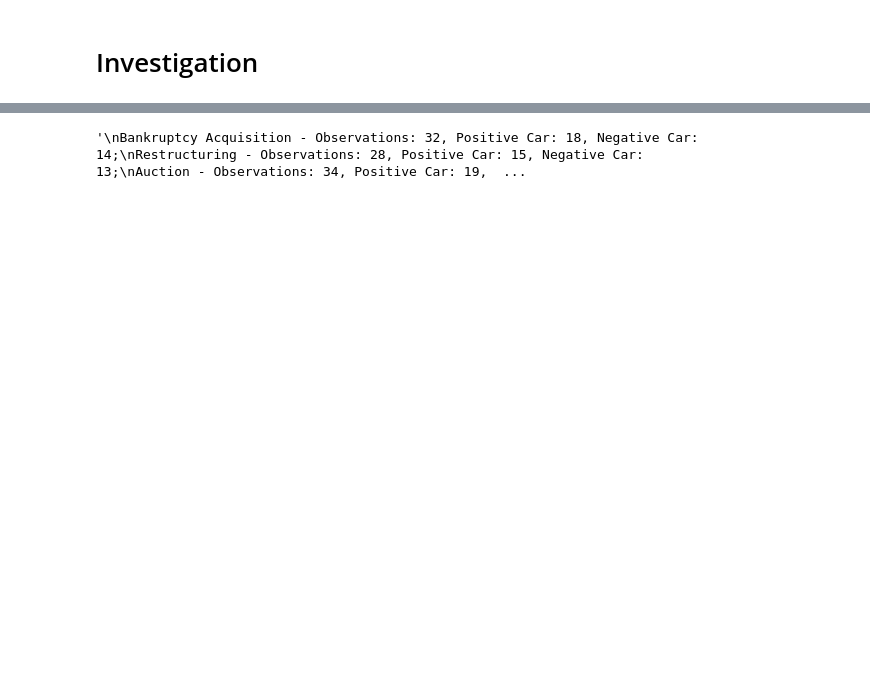
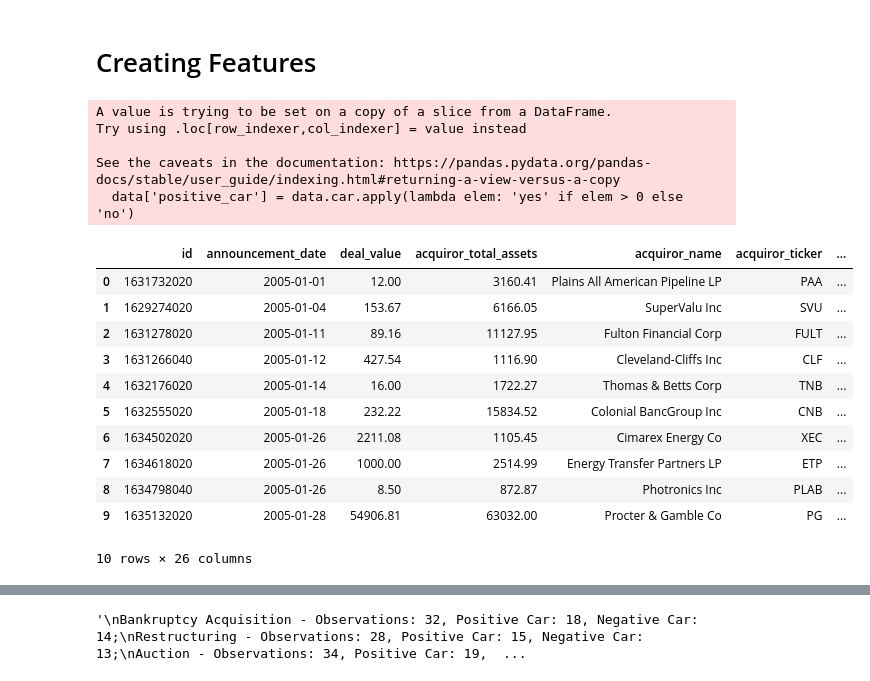
Before and after one commit to cobergmann/MA_PREDICTOR, a Jupyter notebook: notebooks/vlad_data_viz_and_exp.ipynb, the cells around one changed output, grey strips where cells are left out. Saved outputs shown, nothing was run; the diff lists cells and outputs as text; code cells hidden in the pictures; blank space fills up the shorter version.

```diff
--- a/notebooks/vlad_data_viz_and_exp.ipynb
+++ b/notebooks/vlad_data_viz_and_exp.ipynb
@@ -43,2 +37,0 @@ Index(['id', 'announcement_date', 'deal_value', 'acquiror_total_assets',
-# %% [markdown]
-# Investigation
@@ -45,3 +41,26 @@ Index(['id', 'announcement_date', 'deal_value', 'acquiror_total_assets',
+# %% [markdown]
+# Creating Features
+# %%
+data['positive_car'] = data.car.apply(lambda elem: 'yes' if elem > 0 else 'no')
+data.head(10)
+# %% [output]
+A value is trying to be set on a copy of a slice from a DataFrame.
+Try using .loc[row_indexer,col_indexer] = value instead
+
+See the caveats in the documentation: https://pandas.pydata.org/pandas-docs/stable/user_guide/indexing.html#returning-a-view-versus-a-copy
+  data['positive_car'] = data.car.apply(lambda elem: 'yes' if elem > 0 else 'no')
+|  | id | announcement_date | deal_value | acquiror_total_assets | acquiror_name | acquiror_ticker | ... |
+| 0 | 1631732020 | 2005-01-01 | 12.00 | 3160.41 | Plains All American Pipeline LP | PAA | ... |
+| 1 | 1629274020 | 2005-01-04 | 153.67 | 6166.05 | SuperValu Inc | SVU | ... |
+| 2 | 1631278020 | 2005-01-11 | 89.16 | 11127.95 | Fulton Financial Corp | FULT | ... |
+| 3 | 1631266040 | 2005-01-12 | 427.54 | 1116.90 | Cleveland-Cliffs Inc | CLF | ... |
+| 4 | 1632176020 | 2005-01-14 | 16.00 | 1722.27 | Thomas & Betts Corp | TNB | ... |
+| 5 | 1632555020 | 2005-01-18 | 232.22 | 15834.52 | Colonial BancGroup Inc | CNB | ... |
+| 6 | 1634502020 | 2005-01-26 | 2211.08 | 1105.45 | Cimarex Energy Co | XEC | ... |
+| 7 | 1634618020 | 2005-01-26 | 1000.00 | 2514.99 | Energy Transfer Partners LP | ETP | ... |
+| 8 | 1634798040 | 2005-01-26 | 8.50 | 872.87 | Photronics Inc | PLAB | ... |
+| 9 | 1635132020 | 2005-01-28 | 54906.81 | 63032.00 | Procter & Gamble Co | PG | ... |
+10 rows × 26 columns
 # %%
 # Defining which columns should be considered in detailed investigations
 columns_to_inspect = [
```
Also changed, not shown: parts of 97 cells of this notebook.
